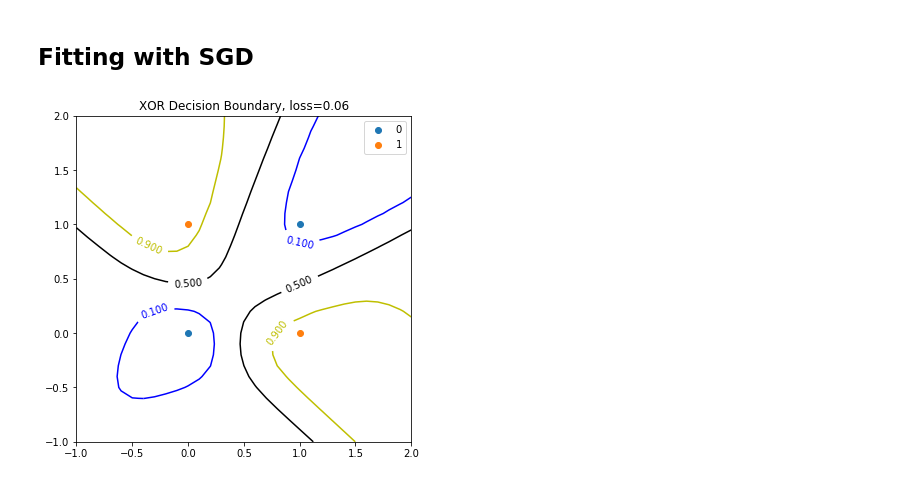
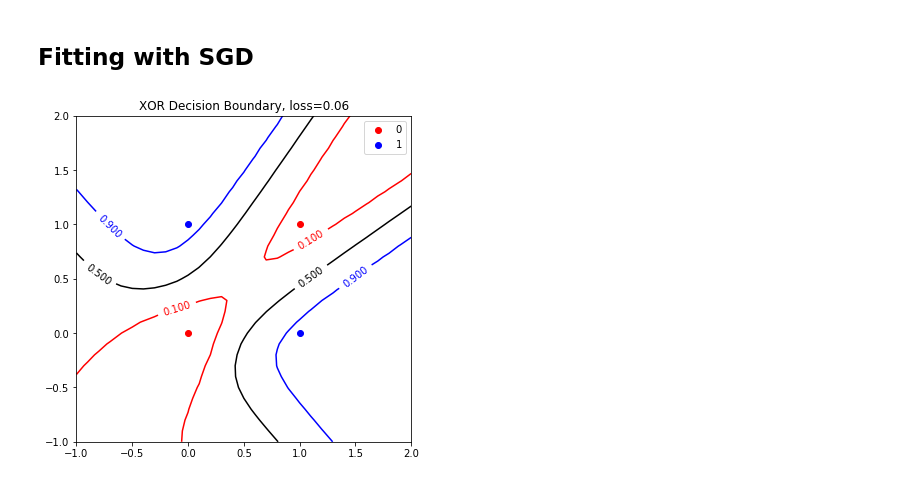
Before and after one commit to OpenSUTD/machine-learning-workshop, a Jupyter notebook: labs/classifier_xor.ipynb, the cells around one changed output. Drawn from its saved outputs; the diff is of its cells as text; code cells hidden in the pictures.

```diff
--- a/labs/classifier_xor.ipynb
+++ b/labs/classifier_xor.ipynb
@@ -44,21 +47,21 @@ loss = model.evaluate(inputs, outputs, verbose=0)
 # %%
 moviewriter = FFMpegWriter(fps=10)
 fig, ax = plt.subplots(figsize=(6,6))
 moviewriter.setup(fig, 'xor.mp4', dpi=100)
 while loss > 0.05:
     preds = model.predict(x).reshape((len(x_1), len(x_2)))
     ax.cla()
-    CS = ax.contour(x_1, x_2, preds, levels=[0.1,0.5,0.9], colors=['b', 'k', 'y'])
+    CS = ax.contour(x_1, x_2, preds, levels=[0.1,0.5,0.9], colors=['r', 'k', 'b'])
     ax.clabel(CS, inline=1, fontsize=10)
-    ax.scatter([0,1], [0,1], label="0")
-    ax.scatter([0,1], [1,0], label="1")
+    ax.scatter([0,1], [0,1], label="0", color="r")
+    ax.scatter([0,1], [1,0], label="1", color="b")
     ax.legend()
     plt.title("XOR Decision Boundary, loss=" + str(loss))
     moviewriter.grab_frame()
     model.fit(inputs, outputs, batch_size=1, epochs=3, verbose=0)
     loss = round(model.evaluate(inputs, outputs, verbose=0), 2)
     print("Loss:", loss)
     clear_output(wait=True)
 moviewriter.finish()
 # %% [output]
-[figure, old version]
+[figure, new version]
```
Also changed, not shown: parts of 1 cell of this notebook.
